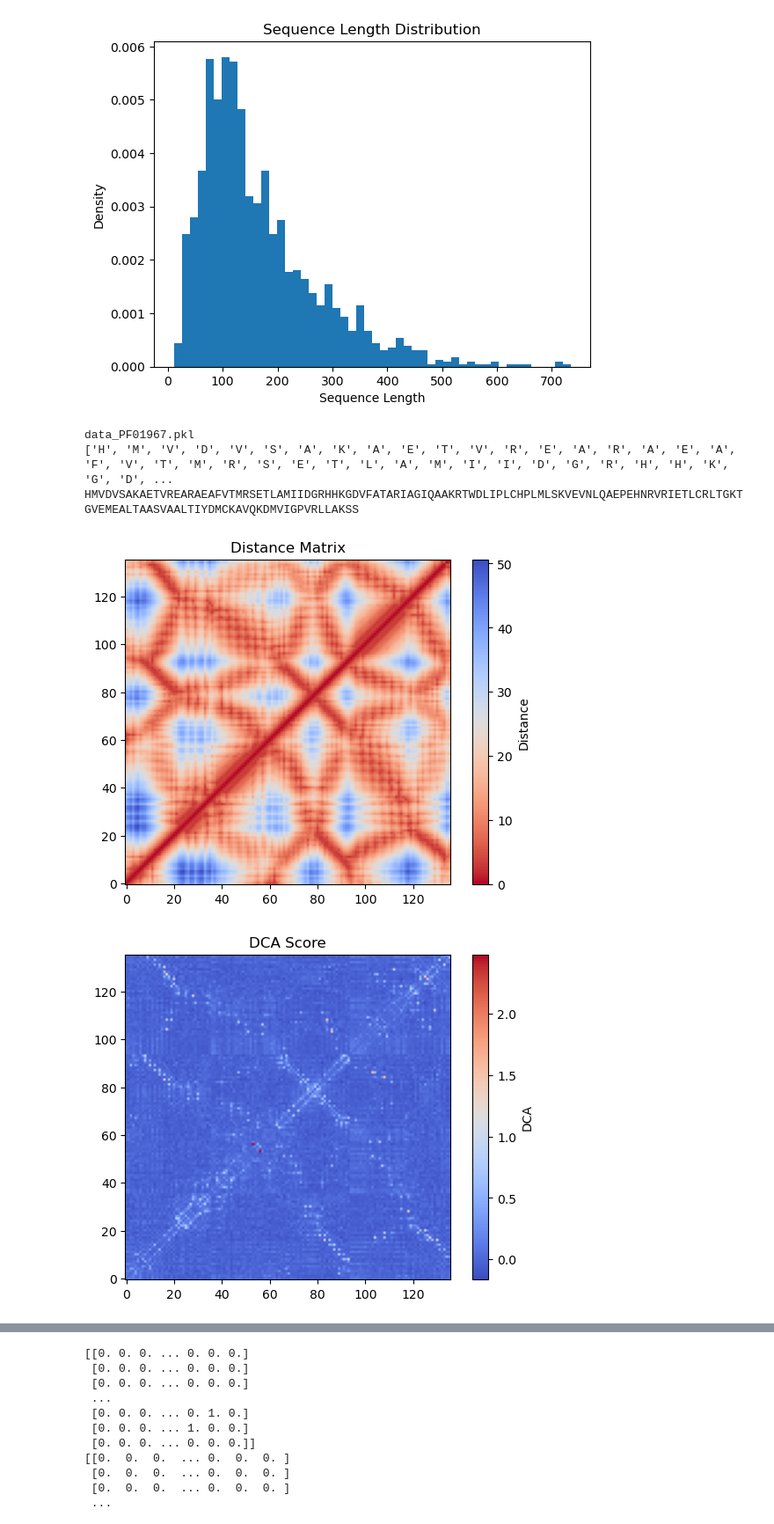
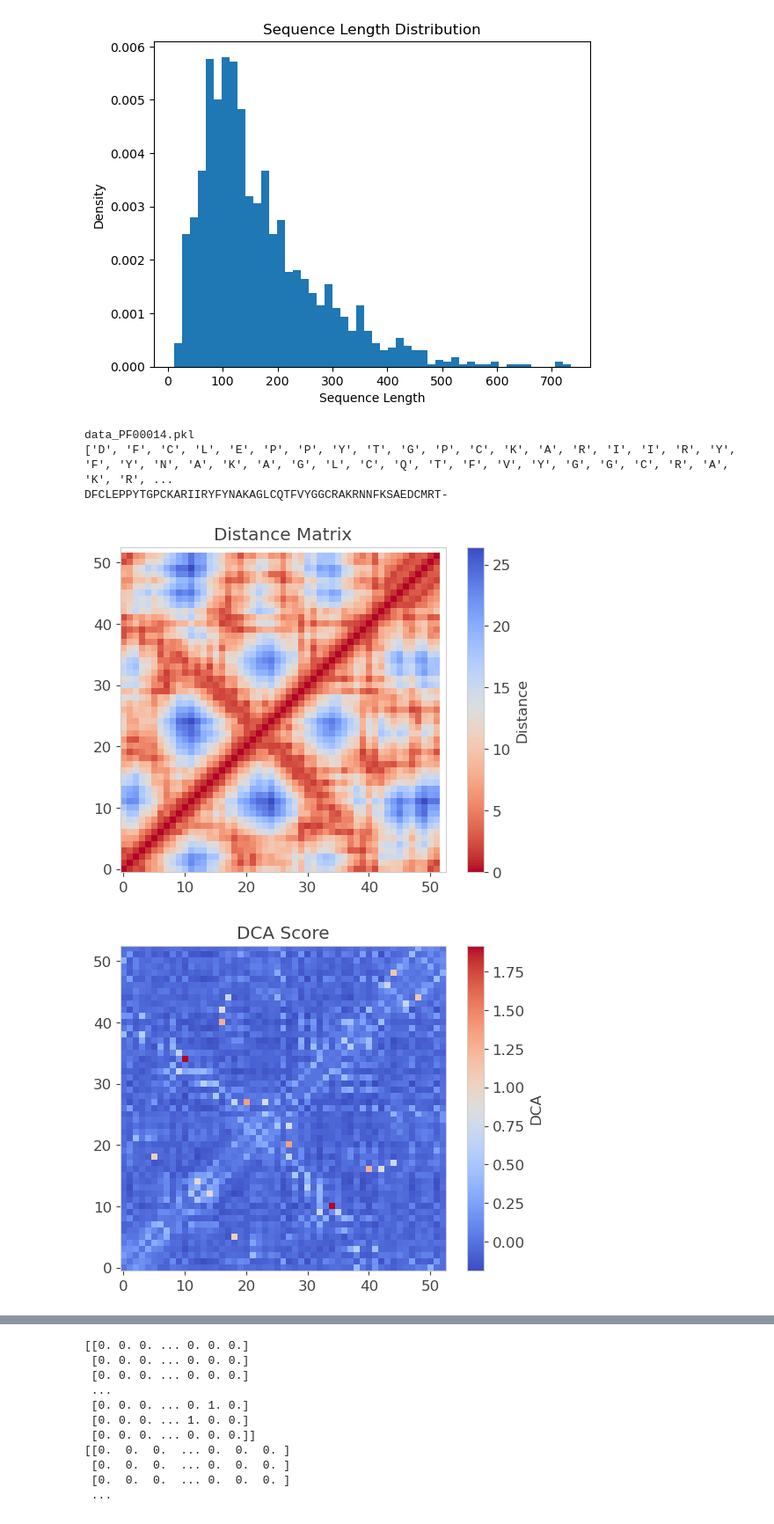
Before and after one commit to Fabiog17/Internship, a Jupyter notebook: Nice_noise.ipynb, the cells around one changed output, grey strips where cells are left out. Shown at 88% size. Saved outputs shown, nothing was run; the diff lists cells and outputs as text; code cells hidden in the pictures.

```diff
--- a/Nice_noise.ipynb
+++ b/Nice_noise.ipynb
@@ -39,32 +39,32 @@ plt.show()
 # %% [output]
 [figure]
 # %%
-num=740
+num=1
 file=files[num]
 print(file)
 seq=sequence[num]
 print(seq)
 
 for l in seq:
     print(l,end="")
 dist=distance_map[num]
 dca_map=dca[num]
 
 plt.figure()
 plt.imshow(dist,cmap='coolwarm_r', origin='lower')
 plt.colorbar(label="Distance")
 plt.title("Distance Matrix")
 plt.show()
 
 
 plt.figure()
 plt.imshow(dca_map,cmap='coolwarm', origin='lower')
 plt.colorbar(label="DCA")
 plt.title("DCA Score")
 plt.show()
 # %% [output]
-data_PF01967.pkl
-['H', 'M', 'V', 'D', 'V', 'S', 'A', 'K', 'A', 'E', 'T', 'V', 'R', 'E', 'A', 'R', 'A', 'E', 'A', 'F', 'V', 'T', 'M', 'R', 'S', 'E', 'T', 'L', 'A', 'M', 'I', 'I', 'D', 'G', 'R', 'H', 'H', 'K', 'G', 'D', ...
-HMVDVSAKAETVREARAEAFVTMRSETLAMIIDGRHHKGDVFATARIAGIQAAKRTWDLIPLCHPLMLSKVEVNLQAEPEHNRVRIETLCRLTGKTGVEMEALTAASVAALTIYDMCKAVQKDMVIGPVRLLAKSS
+data_PF00014.pkl
+['D', 'F', 'C', 'L', 'E', 'P', 'P', 'Y', 'T', 'G', 'P', 'C', 'K', 'A', 'R', 'I', 'I', 'R', 'Y', 'F', 'Y', 'N', 'A', 'K', 'A', 'G', 'L', 'C', 'Q', 'T', 'F', 'V', 'Y', 'G', 'G', 'C', 'R', 'A', 'K', 'R', ...
+DFCLEPPYTGPCKARIIRYFYNAKAGLCQTFVYGGCRAKRNNFKSAEDCMRT-
-[figure, old version]
+[figure, new version]
-[figure, old version]
+[figure, new version]
```
Also changed, not shown: parts of 9 cells of this notebook, 9 other files.
